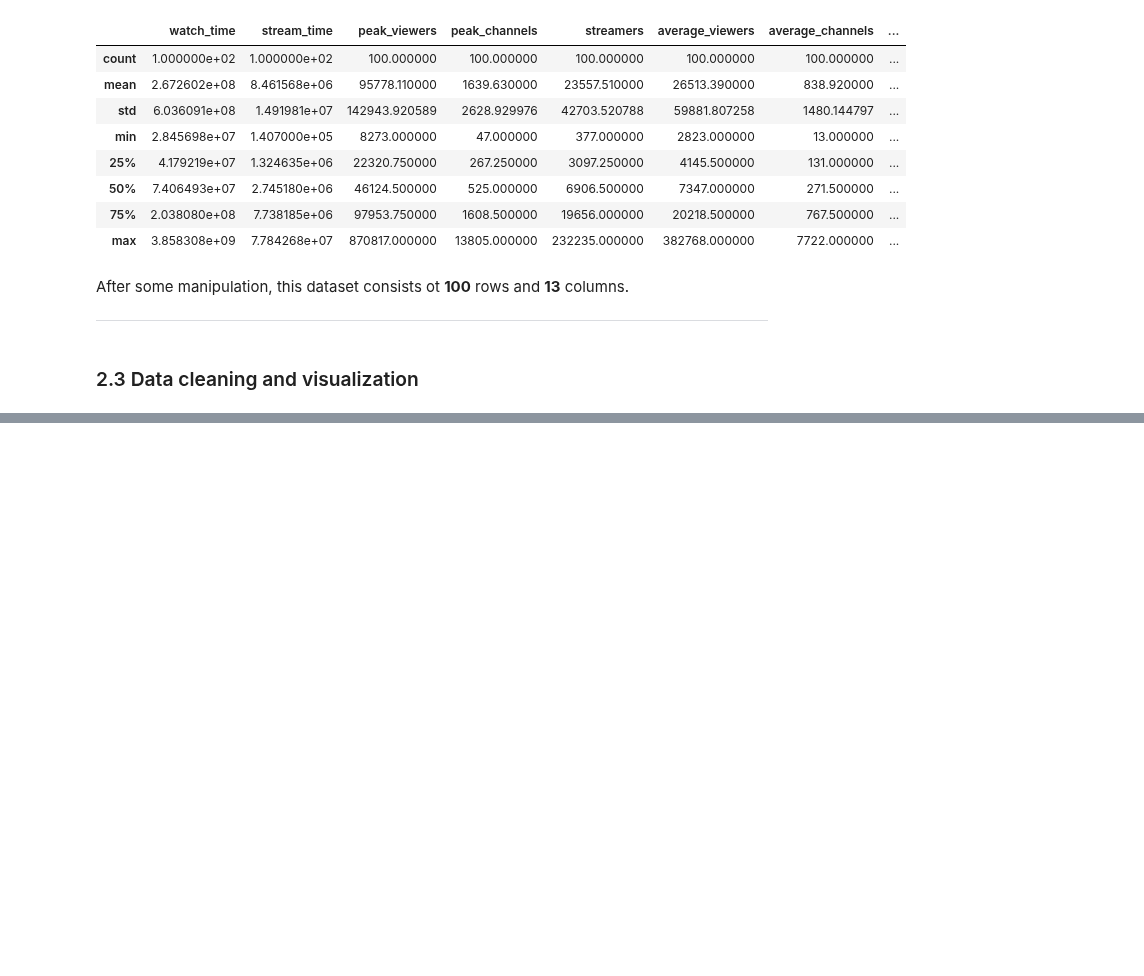
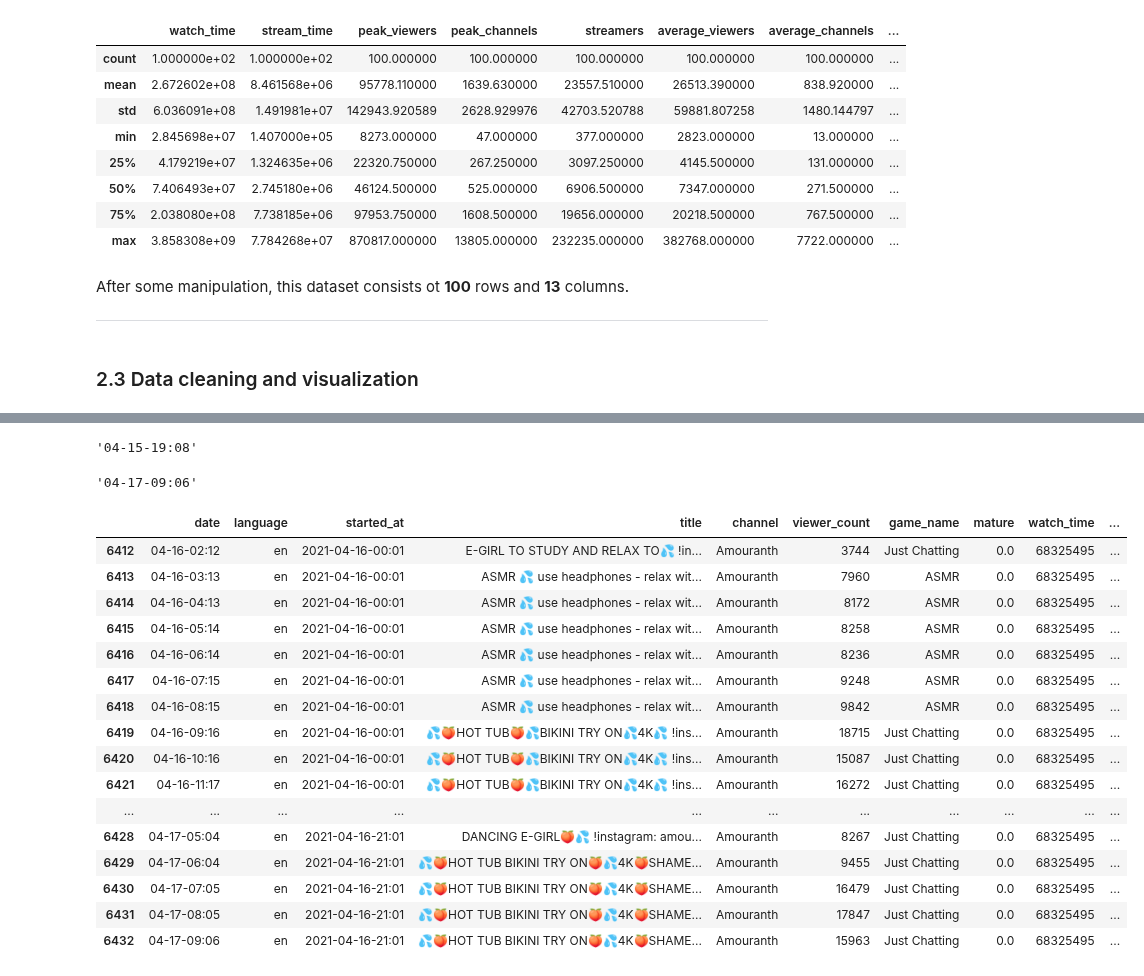
Before and after one commit to michaelbahchevanov/stream-me, a Jupyter notebook: EDA.ipynb, the cells around one changed output, grey strips where cells are left out. Cells and saved outputs as stored; diff of their text form; code cells hidden in the pictures; blank space fills up the shorter version.

Commit message:
:rocket: combined datasets

```diff
--- a/EDA.ipynb
+++ b/EDA.ipynb
@@ -797,0 +803,6 @@ games_df.head()
+# %%
+mp_df = pd.concat([fastest_growing_df, most_watched_df], axis=0)
+mp_df = mp_df.set_index('channel')
+mp_df = mp_df[~mp_df.index.duplicated(keep='first')]
+mp_df = mp_df.drop(['standing'], axis=1)
+mp_df = mp_df.reset_index()
@@ -797,0 +873,2 @@ games_df.head()
+# %%
+live_df = live_df.rename(columns={'user_name': 'channel'})
@@ -797,0 +877,2 @@ games_df.head()
+# %%
+combined_df = pd.merge(live_df, mp_df, left_on=['channel', 'language', 'mature'], right_on=['channel', 'language', 'mature'])
@@ -797,0 +907,28 @@ games_df.head()
+# %%
+combined_df['date'].min()
+# %% [output]
+'04-15-19:08'
+# %%
+combined_df['date'].max()
+# %% [output]
+'04-17-09:06'
+# %%
+combined_df[combined_df['channel'] == 'Amouranth']
+# %% [output]
+|  | date | language | started_at | title | channel | viewer_count | game_name | mature | watch_time | ... |
+| 6412 | 04-16-02:12 | en | 2021-04-16-00:01 | E-GIRL TO STUDY AND RELAX TO💦 !in... | Amouranth | 3744 | Just Chatting | 0.0 | 68325495 | ... |
+| 6413 | 04-16-03:13 | en | 2021-04-16-00:01 | ASMR 💦 use headphones - relax wit... | Amouranth | 7960 | ASMR | 0.0 | 68325495 | ... |
+| 6414 | 04-16-04:13 | en | 2021-04-16-00:01 | ASMR 💦 use headphones - relax wit... | Amouranth | 8172 | ASMR | 0.0 | 68325495 | ... |
+| 6415 | 04-16-05:14 | en | 2021-04-16-00:01 | ASMR 💦 use headphones - relax wit... | Amouranth | 8258 | ASMR | 0.0 | 68325495 | ... |
+| 6416 | 04-16-06:14 | en | 2021-04-16-00:01 | ASMR 💦 use headphones - relax wit... | Amouranth | 8236 | ASMR | 0.0 | 68325495 | ... |
+| 6417 | 04-16-07:15 | en | 2021-04-16-00:01 | ASMR 💦 use headphones - relax wit... | Amouranth | 9248 | ASMR | 0.0 | 68325495 | ... |
+| 6418 | 04-16-08:15 | en | 2021-04-16-00:01 | ASMR 💦 use headphones - relax wit... | Amouranth | 9842 | ASMR | 0.0 | 68325495 | ... |
+| 6419 | 04-16-09:16 | en | 2021-04-16-00:01 | 💦🍑HOT TUB🍑💦BIKINI TRY ON💦4K💦 !ins... | Amouranth | 18715 | Just Chatting | 0.0 | 68325495 | ... |
+| 6420 | 04-16-10:16 | en | 2021-04-16-00:01 | 💦🍑HOT TUB🍑💦BIKINI TRY ON💦4K💦 !ins... | Amouranth | 15087 | Just Chatting | 0.0 | 68325495 | ... |
+| 6421 | 04-16-11:17 | en | 2021-04-16-00:01 | 💦🍑HOT TUB🍑💦BIKINI TRY ON💦4K💦 !ins... | Amouranth | 16272 | Just Chatting | 0.0 | 68325495 | ... |
+| ... | ... | ... | ... | ... | ... | ... | ... | ... | ... | ... |
+| 6428 | 04-17-05:04 | en | 2021-04-16-21:01 | DANCING E-GIRL🍑💦 !instagram: amou... | Amouranth | 8267 | Just Chatting | 0.0 | 68325495 | ... |
+| 6429 | 04-17-06:04 | en | 2021-04-16-21:01 | 💦🍑HOT TUB BIKINI TRY ON🍑💦4K🍑SHAME... | Amouranth | 9455 | Just Chatting | 0.0 | 68325495 | ... |
+| 6430 | 04-17-07:05 | en | 2021-04-16-21:01 | 💦🍑HOT TUB BIKINI TRY ON🍑💦4K🍑SHAME... | Amouranth | 16479 | Just Chatting | 0.0 | 68325495 | ... |
+| 6431 | 04-17-08:05 | en | 2021-04-16-21:01 | 💦🍑HOT TUB BIKINI TRY ON🍑💦4K🍑SHAME... | Amouranth | 17847 | Just Chatting | 0.0 | 68325495 | ... |
+| 6432 | 04-17-09:06 | en | 2021-04-16-21:01 | 💦🍑HOT TUB BIKINI TRY ON🍑💦4K🍑SHAME... | Amouranth | 15963 | Just Chatting | 0.0 | 68325495 | ... |
```
Also changed, not shown: parts of 28 cells of this notebook.
